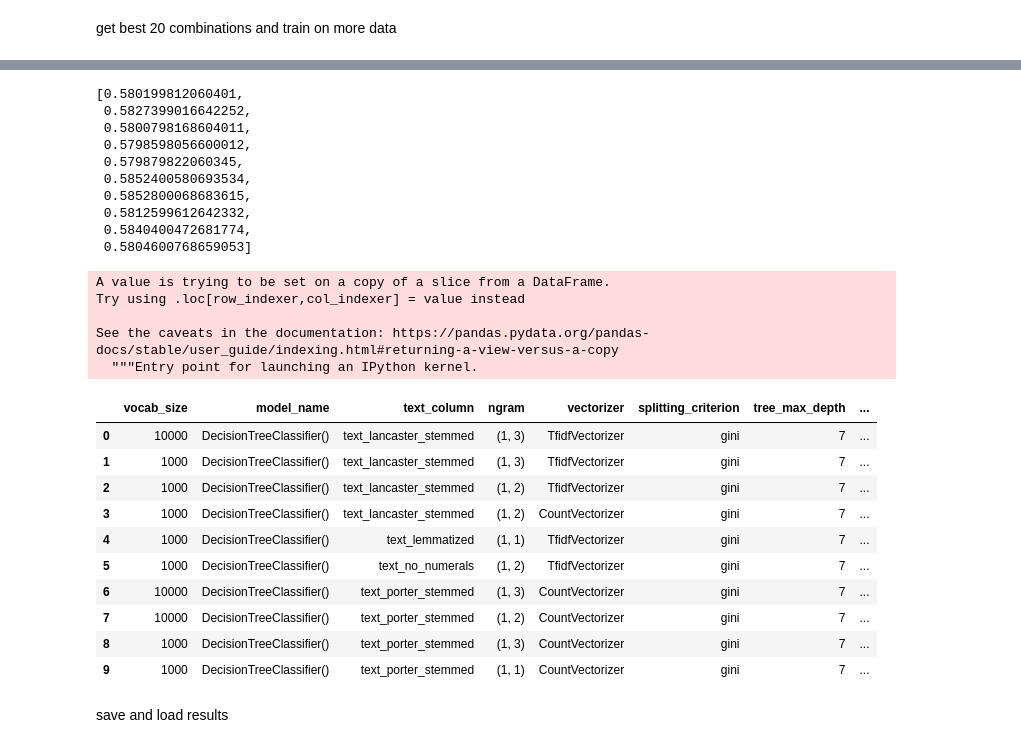
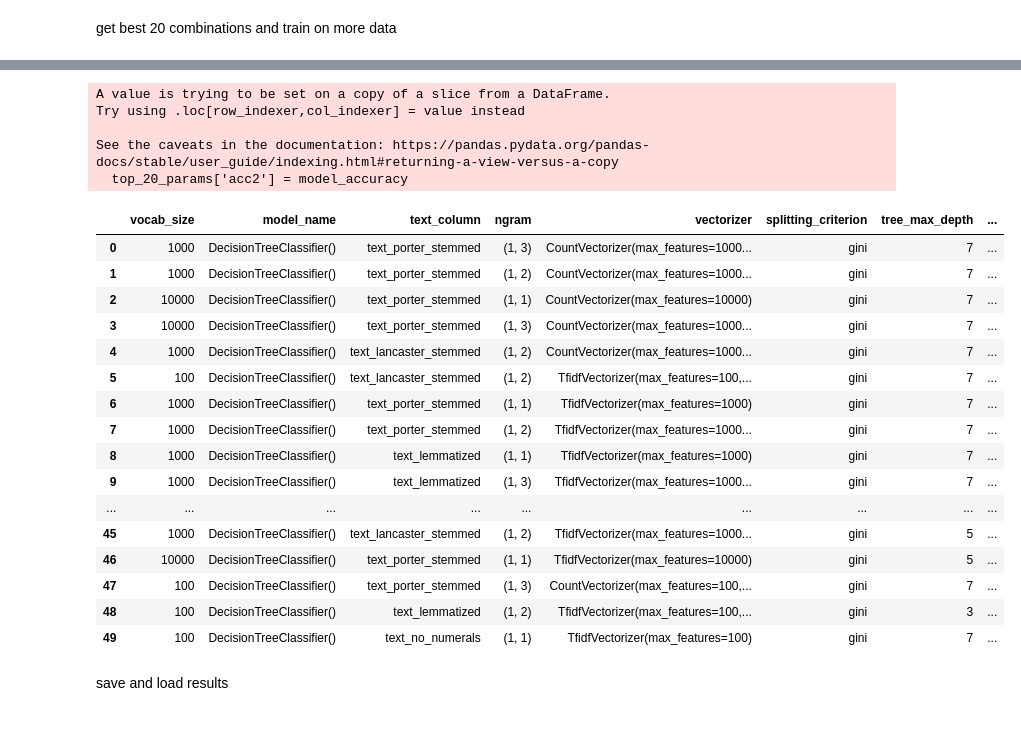
Before and after one commit to tanner-ducharme/ift6390-kaggle-2, a Jupyter notebook: decision_tree_final.ipynb, the cells around one changed output, grey strips where cells are left out. Cells and saved outputs as stored; diff of their text form; code cells hidden in the pictures.

Commit message:
adding output data and figures

```diff
--- a/decision_tree_final.ipynb
+++ b/decision_tree_final.ipynb
@@ -226,5 +220,5 @@ param_df.to_csv('data/output/decision_tree/decision_tree_params.csv', index=Fals
 # %%
-param_df = pd.read_csv('data/output/decision_tree/decision_tree_params.csv')
+param_df = pd.read_csv(path+'data/output/decision_tree/decision_tree_params.csv')
 param_df['ngram'] = [(int(ng[1]), int(ng[4])) for ng in param_df['ngram'].values]
 param_df = param_df.replace({np.nan: None})
 param_df.head(3)
@@ -236,7 +230,7 @@ param_df.head(3)
 # %% [markdown]
 get best 20 combinations and train on more data
 # %%
-top_10_params = param_df[:10]
+top_20_params = param_df[:20]
 
 # for cross validation, num folds
 k = 3
@@ -244,4 +238,4 @@ k = 3
 sample_size=50_000
 v2_data = all_train_data.sample(sample_size).reset_index(drop=True)
 v2_train_X = v2_data.iloc[:, :-1]
-v2_train_y  = v2_data.iloc[:, -1]
+v2_train_y  = v2_data.iloc[:, -1].values
@@ -249,12 +257,12 @@ v2_train_y  = v2_data.iloc[:, -1]
 
 model_accuracy = []
 predictions = []
-for i, param_set in enumerate(tqdm(top_10_params.values)):
+for i, param_set in enumerate(tqdm(top_20_params.values)):
     (vocab_size,
      model_type,
      text_column,
      ngram,
-     vectorizer,
+     vectorizer_name,
      criterion,
      max_depth,
      max_features,
@@ -263,12 +271,11 @@ for i, param_set in enumerate(tqdm(top_10_params.values)):
 
 
     print(vocab_size, model_type, text_column, ngram, vectorizer, criterion, max_depth, max_features)
-    print('\n')
 
     if vocab_size:
         vocab_size = int(vocab_size)
 
-
+    vectorizer = vectorizer_name.split('(')[0]
     if vectorizer == 'TfidfVectorizer':
         vectorizer = TfidfVectorizer
     elif vectorizer == 'CountVectorizer':
@@ -286,23 +293,24 @@ for i, param_set in enumerate(tqdm(top_10_params.values)):
     BOW = model_vectorizer.fit_transform(v2_train_X[text_column])
 
 
+
     kfolds = KFold(n_splits=k)
     model = DecisionTreeClassifier(criterion=criterion, max_depth=max_depth, max_features=max_features)
 
     acc_score = []
     for train_index , valid_index in kfolds.split(BOW):
-        X_train , X_test = BOW[train_index,:],BOW[valid_index,:]
-        y_train , y_test = v2_train_y[train_index] , v2_train_y[valid_index]
+        X_train , X_valid = BOW[train_index,:],BOW[valid_index,:]
+        y_train , y_valid = v2_train_y[train_index] , v2_train_y[valid_index]
 
         print('fitting fold')
         model.fit(X_train,y_train)
-        pred_values = model.predict(X_test)
+        pred_values = model.predict(X_valid)
 
-        acc = accuracy_score(pred_values , y_test)
+        acc = accuracy_score(pred_values , y_valid)
         print('fold acc: ', acc)
         acc_score.append(acc)
 
-        pred_probs = model.predict_proba(X_test)
+        pred_probs = model.predict_proba(X_valid)
 
     mean_acc = sum(acc_score)/len(acc_score)
 
@@ -333,37 +460,30 @@ KeyboardInterrupt:
-# %%
-model_accuracy
-# %% [output]
-[0.580199812060401,
- 0.5827399016642252,
- 0.5800798168604011,
- 0.5798598056600012,
- 0.579879822060345,
- 0.5852400580693534,
- 0.5852800068683615,
- 0.5812599612642332,
- 0.5840400472681774,
- 0.5804600768659053]
 # %%
-top_10_params['acc2'] = model_accuracy
-top_10_params = top_10_params.sort_values(by='acc2', ascending=False).reset_index(drop=True)
-top_10_params
+top_20_params['acc2'] = model_accuracy
+top_20_params = top_20_params.sort_values(by='acc2', ascending=False).reset_index(drop=True)
+top_20_params
 # %% [output]
 A value is trying to be set on a copy of a slice from a DataFrame.
 Try using .loc[row_indexer,col_indexer] = value instead
 
 See the caveats in the documentation: https://pandas.pydata.org/pandas-docs/stable/user_guide/indexing.html#returning-a-view-versus-a-copy
-  """Entry point for launching an IPython kernel.
+  top_20_params['acc2'] = model_accuracy
 |  | vocab_size | model_name | text_column | ngram | vectorizer | splitting_criterion | tree_max_depth | ... |
-| 0 | 10000 | DecisionTreeClassifier() | text_lancaster_stemmed | (1, 3) | TfidfVectorizer | gini | 7 | ... |
-| 1 | 1000 | DecisionTreeClassifier() | text_lancaster_stemmed | (1, 3) | TfidfVectorizer | gini | 7 | ... |
-| 2 | 1000 | DecisionTreeClassifier() | text_lancaster_stemmed | (1, 2) | TfidfVectorizer | gini | 7 | ... |
-| 3 | 1000 | DecisionTreeClassifier() | text_lancaster_stemmed | (1, 2) | CountVectorizer | gini | 7 | ... |
-| 4 | 1000 | DecisionTreeClassifier() | text_lemmatized | (1, 1) | TfidfVectorizer | gini | 7 | ... |
-| 5 | 1000 | DecisionTreeClassifier() | text_no_numerals | (1, 2) | TfidfVectorizer | gini | 7 | ... |
-| 6 | 10000 | DecisionTreeClassifier() | text_porter_stemmed | (1, 3) | CountVectorizer | gini | 7 | ... |
-| 7 | 10000 | DecisionTreeClassifier() | text_porter_stemmed | (1, 2) | CountVectorizer | gini | 7 | ... |
-| 8 | 1000 | DecisionTreeClassifier() | text_porter_stemmed | (1, 3) | CountVectorizer | gini | 7 | ... |
-| 9 | 1000 | DecisionTreeClassifier() | text_porter_stemmed | (1, 1) | CountVectorizer | gini | 7 | ... |
+| 0 | 1000 | DecisionTreeClassifier() | text_porter_stemmed | (1, 3) | CountVectorizer(max_features=1000... | gini | 7 | ... |
+| 1 | 1000 | DecisionTreeClassifier() | text_porter_stemmed | (1, 2) | CountVectorizer(max_features=1000... | gini | 7 | ... |
+| 2 | 10000 | DecisionTreeClassifier() | text_porter_stemmed | (1, 1) | CountVectorizer(max_features=10000) | gini | 7 | ... |
+| 3 | 10000 | DecisionTreeClassifier() | text_porter_stemmed | (1, 3) | CountVectorizer(max_features=1000... | gini | 7 | ... |
+| 4 | 1000 | DecisionTreeClassifier() | text_lancaster_stemmed | (1, 2) | CountVectorizer(max_features=1000... | gini | 7 | ... |
+| 5 | 100 | DecisionTreeClassifier() | text_lancaster_stemmed | (1, 2) | TfidfVectorizer(max_features=100,... | gini | 7 | ... |
+| 6 | 1000 | DecisionTreeClassifier() | text_porter_stemmed | (1, 1) | TfidfVectorizer(max_features=1000) | gini | 7 | ... |
+| 7 | 1000 | DecisionTreeClassifier() | text_porter_stemmed | (1, 2) | TfidfVectorizer(max_features=1000... | gini | 7 | ... |
+| 8 | 1000 | DecisionTreeClassifier() | text_lemmatized | (1, 1) | TfidfVectorizer(max_features=1000) | gini | 7 | ... |
+| 9 | 1000 | DecisionTreeClassifier() | text_lemmatized | (1, 3) | TfidfVectorizer(max_features=1000... | gini | 7 | ... |
+| ... | ... | ... | ... | ... | ... | ... | ... | ... |
+| 45 | 1000 | DecisionTreeClassifier() | text_lancaster_stemmed | (1, 2) | TfidfVectorizer(max_features=1000... | gini | 5 | ... |
+| 46 | 10000 | DecisionTreeClassifier() | text_porter_stemmed | (1, 1) | TfidfVectorizer(max_features=10000) | gini | 5 | ... |
+| 47 | 100 | DecisionTreeClassifier() | text_porter_stemmed | (1, 3) | CountVectorizer(max_features=100,... | gini | 7 | ... |
+| 48 | 100 | DecisionTreeClassifier() | text_lemmatized | (1, 2) | TfidfVectorizer(max_features=100,... | gini | 3 | ... |
+| 49 | 100 | DecisionTreeClassifier() | text_no_numerals | (1, 1) | TfidfVectorizer(max_features=100) | gini | 7 | ... |
 # %% [markdown]
 save and load results
 # %%
```
Also changed, not shown: parts of 63 cells of this notebook, 16 other files.
